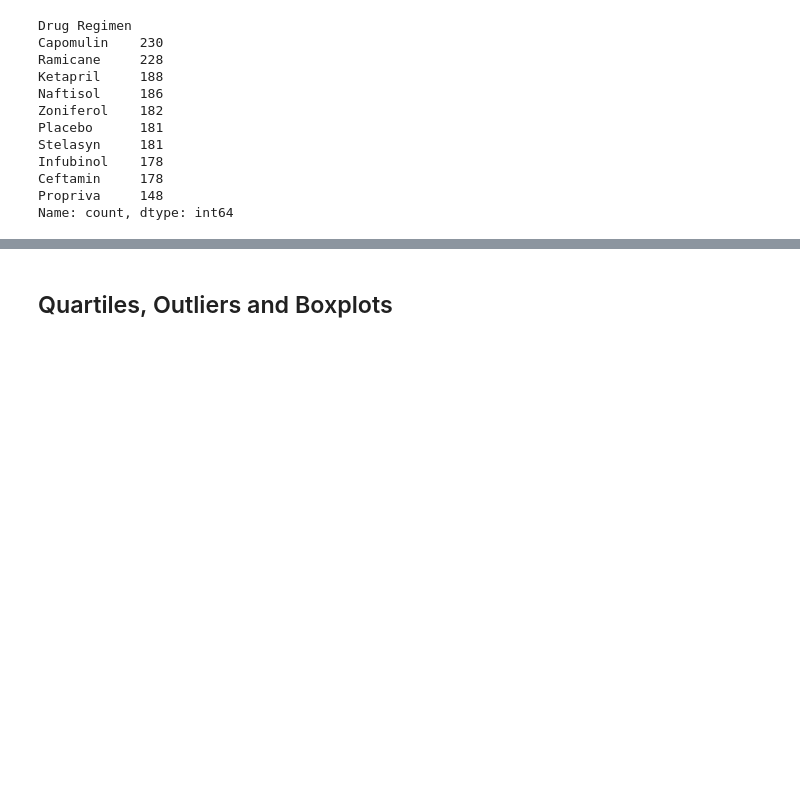
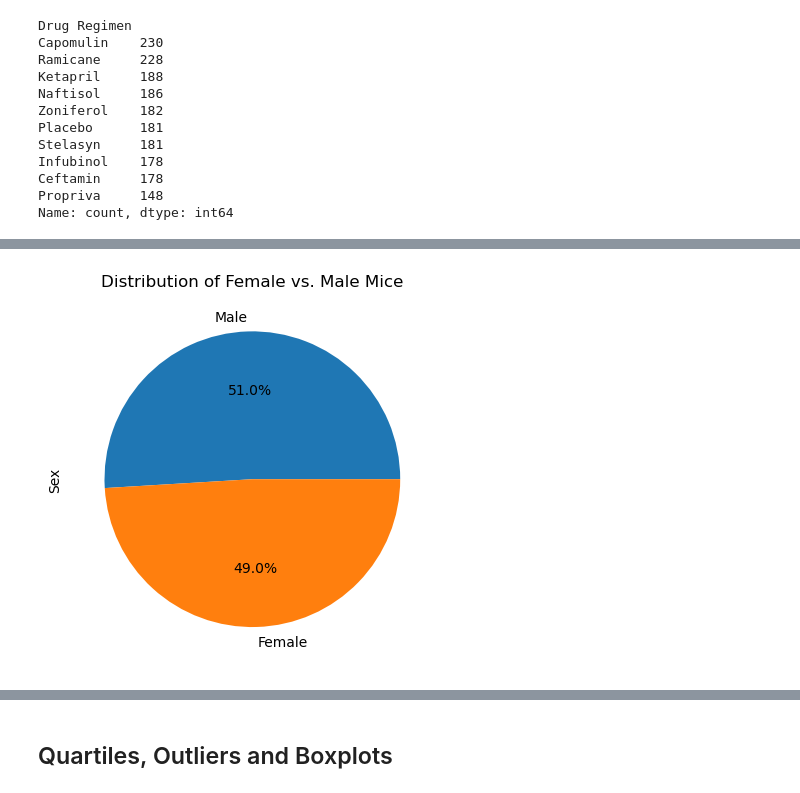
Before and after one commit to OluDadaG/matplotlibChallenge, a Jupyter notebook: pymaceuticals_starter.ipynb, the cells around one changed output, grey strips where cells are left out. Saved outputs shown, nothing was run; the diff lists cells and outputs as text; code cells hidden in the pictures; blank space fills up the shorter version.

```diff
--- a/pymaceuticals_starter.ipynb
+++ b/pymaceuticals_starter.ipynb
@@ -169,0 +184,12 @@ Name: count, dtype: int64
+# %%
+# First calculate the count of female and male mice
+Mice_Gender_counts = Clean_df['Sex'].value_counts()
+#Sort the DataFrame by values in descending order
+Mice_Gender_counts_sorted = Mice_Gender_counts.sort_values(ascending=False)
+# %%
+Mice_Gender_counts_sorted.plot(kind='pie', autopct='%1.1f%%',)
+plt.title('Distribution of Female vs. Male Mice')
+plt.ylabel('Sex')
+plt.show()
+# %% [output]
+[figure, added]
```
Also changed, not shown: parts of 15 cells of this notebook.
